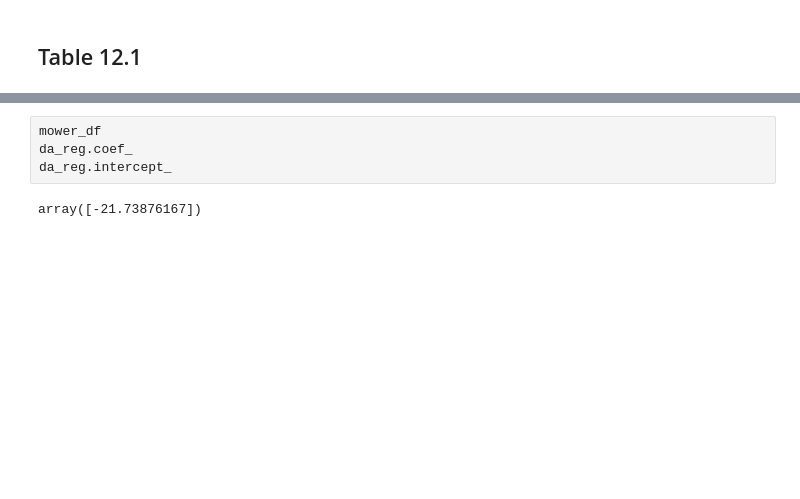
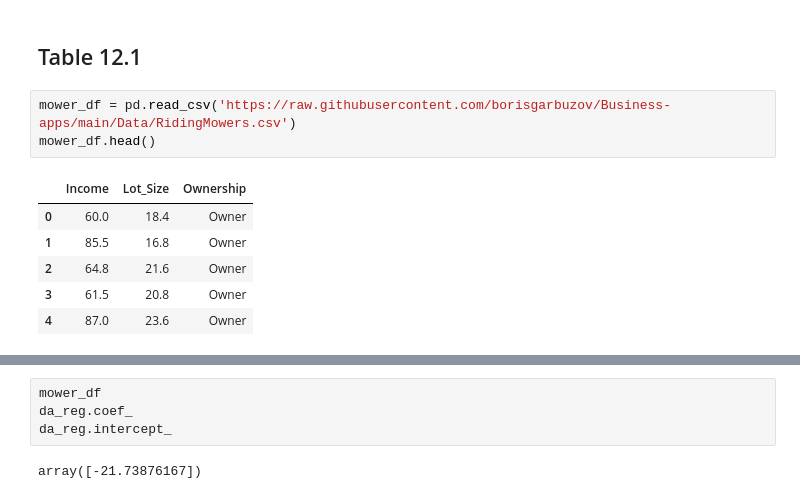
Before and after one commit to borisgarbuzov/AI_business_apps, a Jupyter notebook: Ch 12 discriminant analysis/Chapter 12 - Discriminant analysis.ipynb, the cells around one changed output, grey strips where cells are left out. Cells and saved outputs as stored; diff of their text form; blank space fills up the shorter version.

```diff
--- a/Ch 12 discriminant analysis/Chapter 12 - Discriminant analysis.ipynb
+++ b/Ch 12 discriminant analysis/Chapter 12 - Discriminant analysis.ipynb
@@ -31,3 +25,13 @@ no display found. Using non-interactive Agg backend
 # %% [markdown]
 ## Table 12.1
+# %%
+mower_df = pd.read_csv('https://raw.githubusercontent.com/borisgarbuzov/Business-apps/main/Data/RidingMowers.csv')
+mower_df.head()
+# %% [output]
+|  | Income | Lot_Size | Ownership |
+| 0 | 60.0 | 18.4 | Owner |
+| 1 | 85.5 | 16.8 | Owner |
+| 2 | 64.8 | 21.6 | Owner |
+| 3 | 61.5 | 20.8 | Owner |
+| 4 | 87.0 | 23.6 | Owner |
 # %%
```
Also changed, not shown: parts of 10 cells of this notebook, 10 other files.
